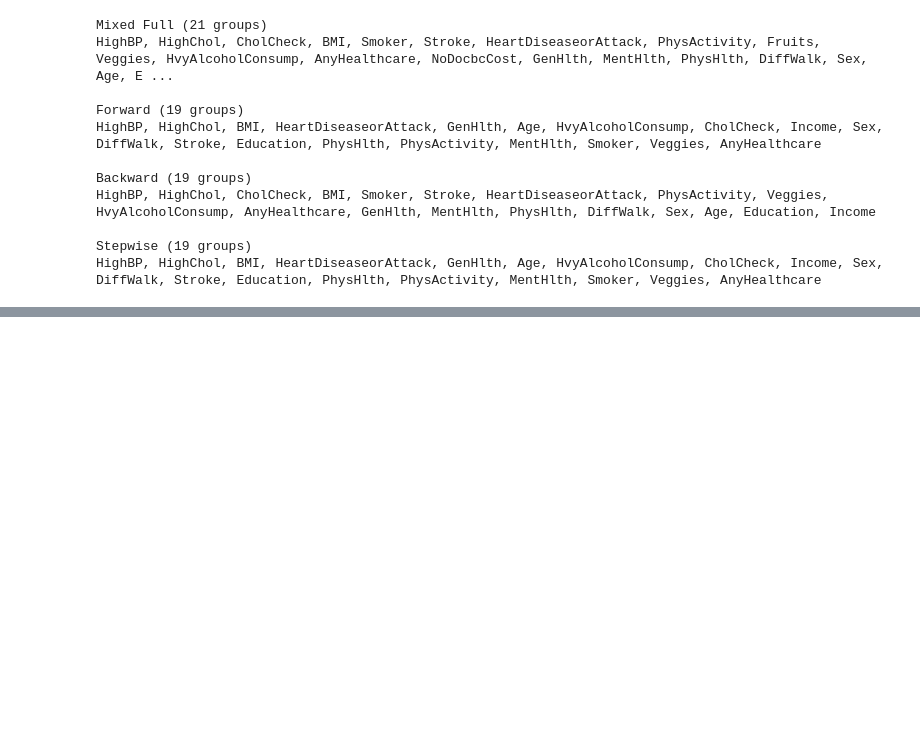
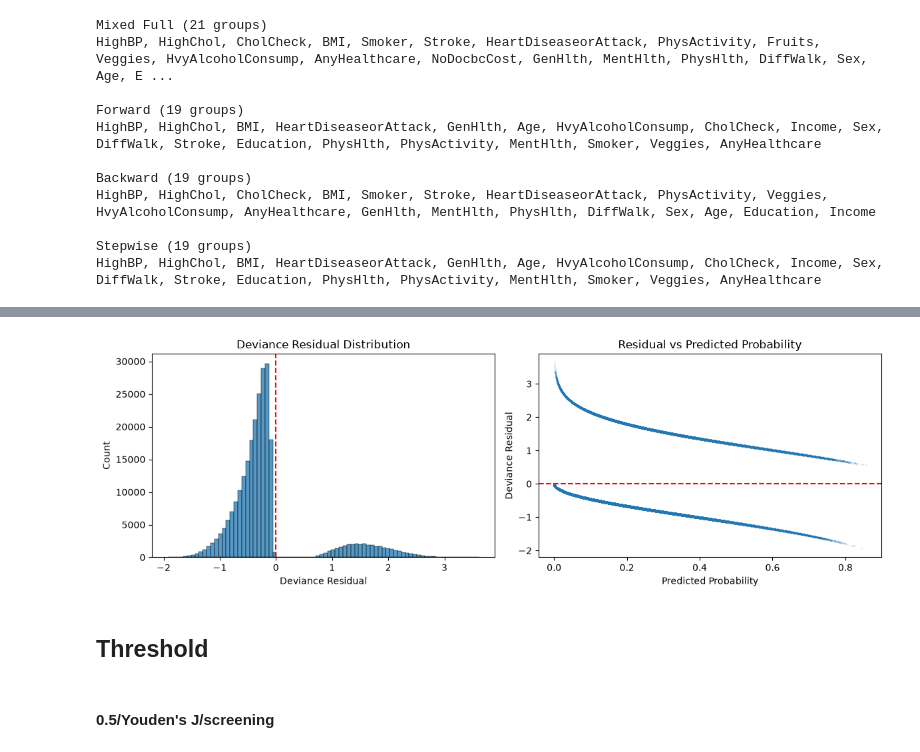
Before and after one commit to kurochan1901/115-1_Data-Analysis-and-Modeling, a Jupyter notebook: HW2/HW2.ipynb, the cells around one changed output, grey strips where cells are left out. Cells and saved outputs as stored; diff of their text form; code cells hidden in the pictures; blank space fills up the shorter version.

```diff
--- a/HW2/HW2.ipynb
+++ b/HW2/HW2.ipynb
@@ -1517,0 +1563,10 @@ HighBP, HighChol, BMI, HeartDiseaseorAttack, GenHlth, Age, HvyAlcoholConsump, Ch
+# %%
+# Save selected model
+backward_model.save("selected_logit_model.pickle")
+
+backward_model = sm.load("selected_logit_model.pickle")
+
+backward_model.params
+backward_model.predict()
+backward_model.aic
+backward_model.bic
@@ -1517,0 +1794,37 @@ HighBP, HighChol, BMI, HeartDiseaseorAttack, GenHlth, Age, HvyAlcoholConsump, Ch
+# %%
+# 繪製 residual distribution
+
+fig, axes = plt.subplots(1, 2, figsize=(12, 4))
+
+# 1. Deviance Residual Distribution
+sns.histplot(
+    dev_resid,
+    bins=80,
+    ax=axes[0]
+)
+
+axes[0].axvline(0, color="red", linestyle="--")
+axes[0].set_title("Deviance Residual Distribution")
+axes[0].set_xlabel("Deviance Residual")
+
+# 2. Deviance Residual vs Predicted Probability
+axes[1].scatter(
+    p_hat,
+    dev_resid,
+    s=2,
+    alpha=0.08
+)
+
+axes[1].axhline(0, color="red", linestyle="--")
+axes[1].set_title("Residual vs Predicted Probability")
+axes[1].set_xlabel("Predicted Probability")
+axes[1].set_ylabel("Deviance Residual")
+
+plt.tight_layout()
+plt.show()
+# %% [output]
+[figure, added]
+# %% [markdown]
+## Threshold
+# %% [markdown]
+#### 0.5/Youden's J/screening
```
Also changed, not shown: parts of 27 cells of this notebook, 2 other files.
